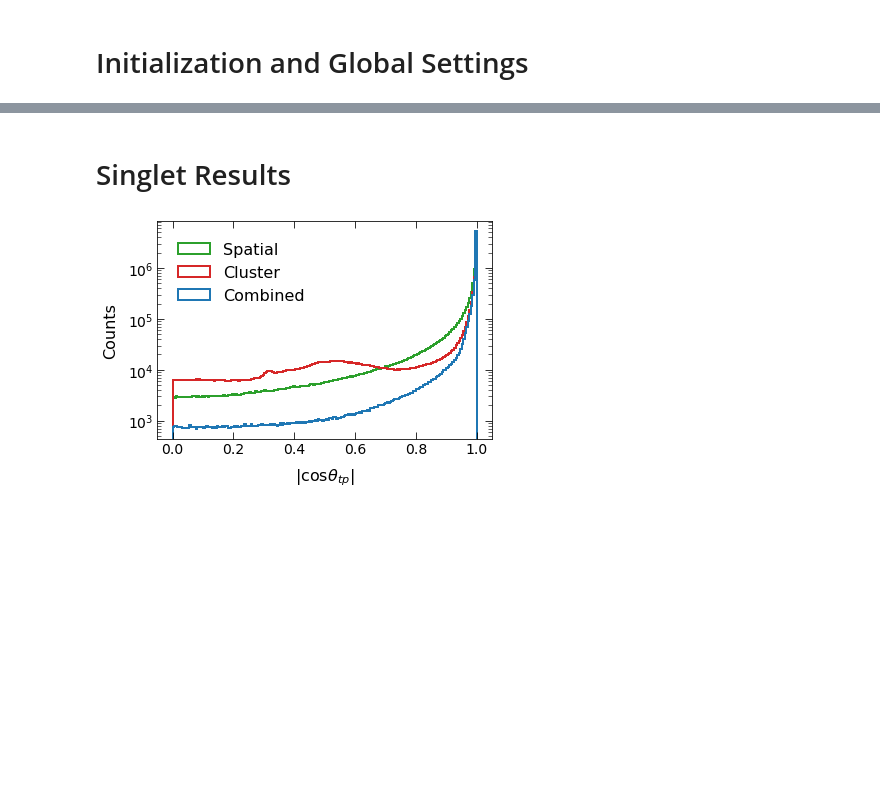
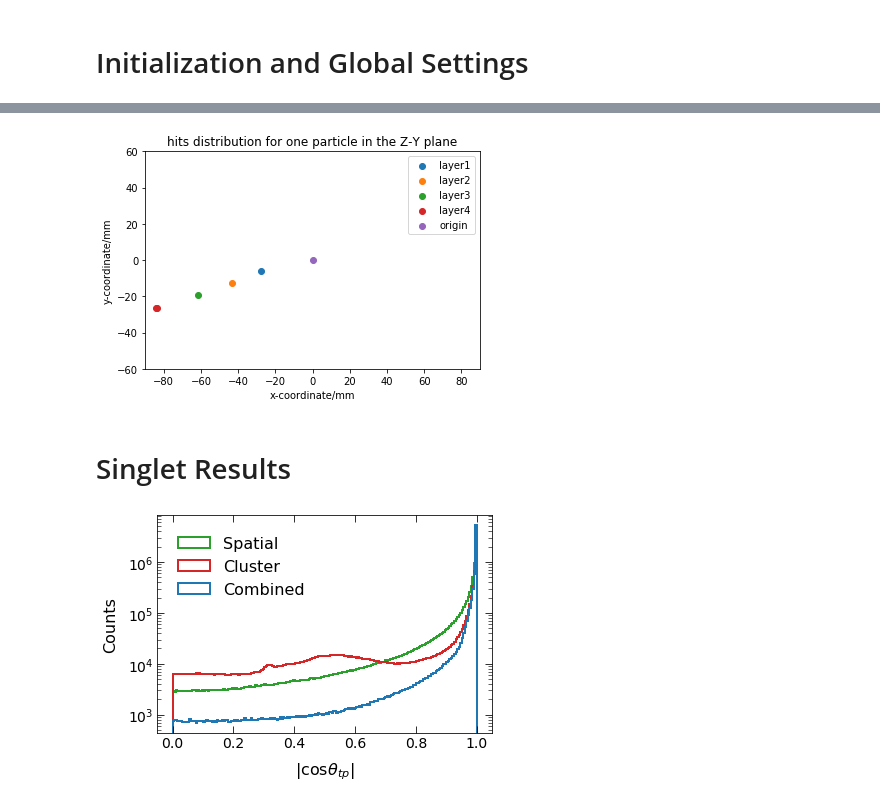
Before and after one commit to jxi24/TrackML, a Jupyter notebook: Results/result.ipynb, the cells around one changed output, grey strips where cells are left out. Saved outputs shown, nothing was run; the diff lists cells and outputs as text; code cells hidden in the pictures; blank space fills up the shorter version.

```diff
--- a/Results/result.ipynb
+++ b/Results/result.ipynb
@@ -27,3 +111,18 @@ def make_figure_axes(figsize=None):
+# %%
+plt.scatter(particle_z_2, particle_y_2)
+plt.scatter(particle_z_4, particle_y_4)
+plt.scatter(particle_z_6, particle_y_6)
+plt.scatter(particle_z_8, particle_y_8)
+plt.scatter(0, 0)
+plt.xlim([-90, 90])
+plt.ylim([-60, 60])
+plt.xlabel('x-coordinate/mm')
+plt.ylabel('y-coordinate/mm')
+plt.legend(['layer1', 'layer2', 'layer3', 'layer4', 'origin'])
+plt.title('hits distribution for one particle in the Z-Y plane')
+plt.savefig('sample hits of one particle in z-y.pdf')
+# %% [output]
+[figure, added]
 # %% [markdown]
 # Singlet Results
 # %%
```
Also changed, not shown: parts of 6 cells of this notebook, 32 other files.
